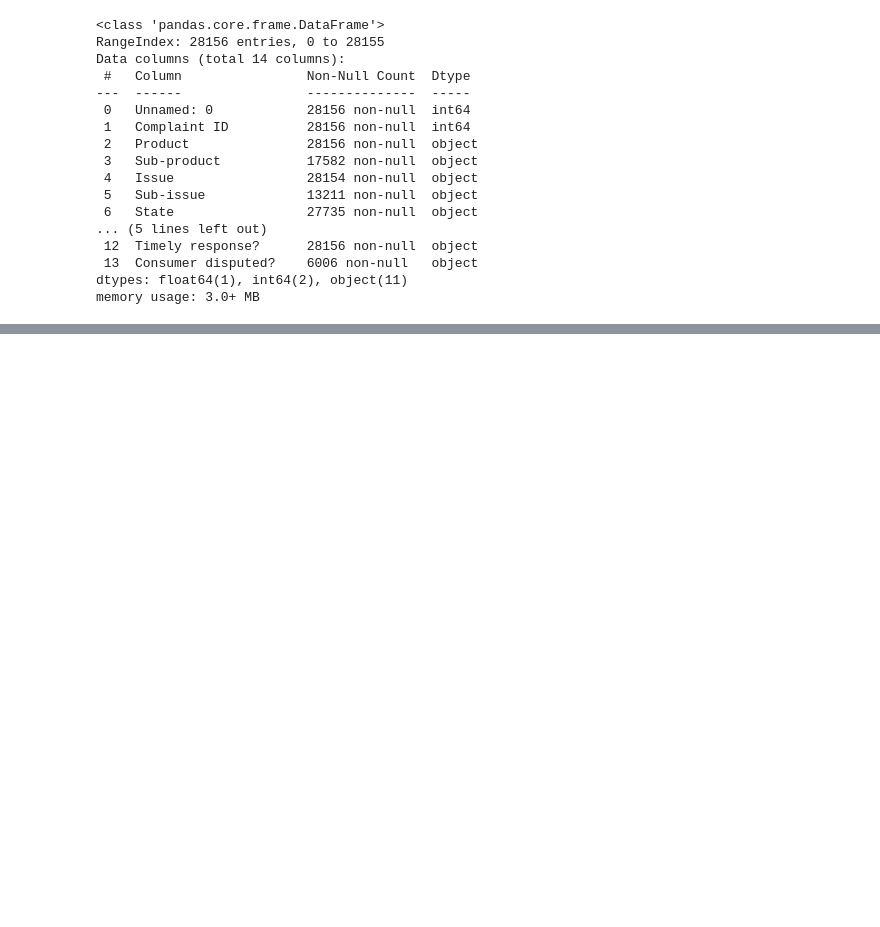
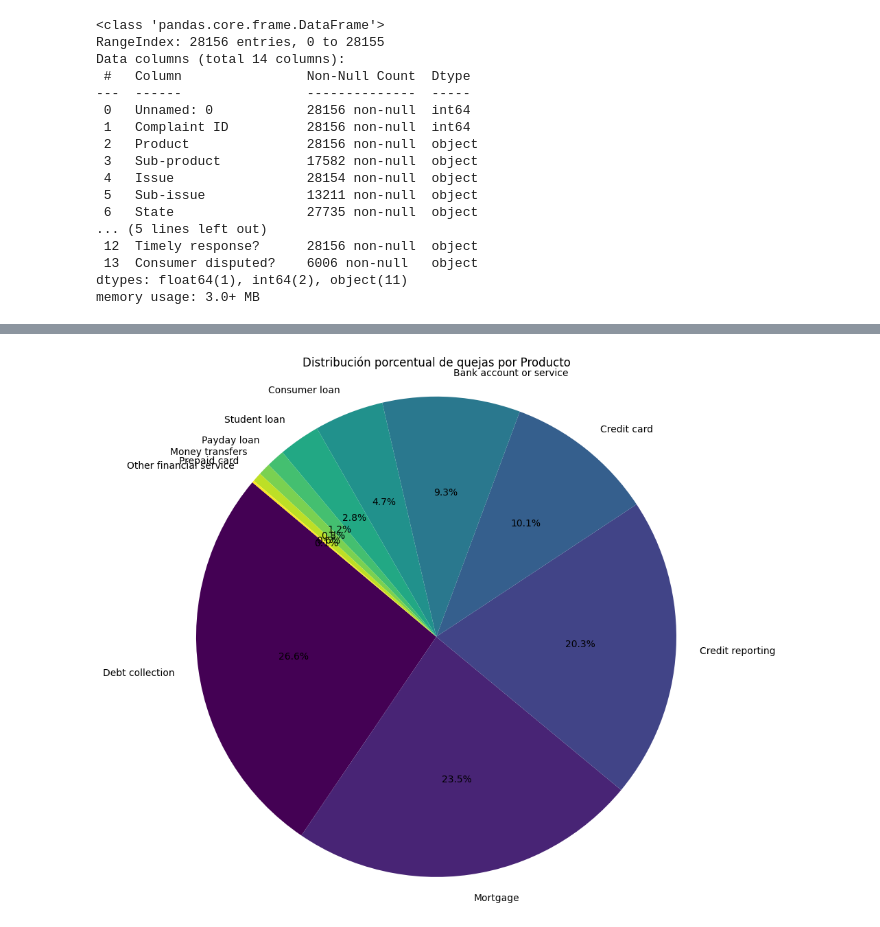
Before and after one commit to Jonolalde93/Proyectos_DS2025, a Jupyter notebook: Proyecto Fin de Modulo ML/notebooks/01.EDA.ipynb, the cells around one changed output, grey strips where cells are left out. Cells and saved outputs as stored; diff of their text form; code cells hidden in the pictures; blank space fills up the shorter version.

```diff
--- a/Proyecto Fin de Modulo ML/notebooks/01.EDA.ipynb
+++ b/Proyecto Fin de Modulo ML/notebooks/01.EDA.ipynb
@@ -202,0 +505,14 @@ memory usage: 3.2+ MB
+# %%
+plt.figure(figsize=(12,10))
+plt.pie(
+    quejas_por_producto['Count'],
+    labels=quejas_por_producto['Product'],
+    autopct='%1.1f%%',
+    startangle=140,
+    colors=plt.cm.viridis(np.linspace(0, 1, len(quejas_por_producto)))
+)
+plt.title('Distribución porcentual de quejas por Producto')
+plt.axis('equal')
+plt.show()
+# %% [output]
+[figure, added]
```
Also changed, not shown: parts of 78 cells of this notebook, 5 other files.
